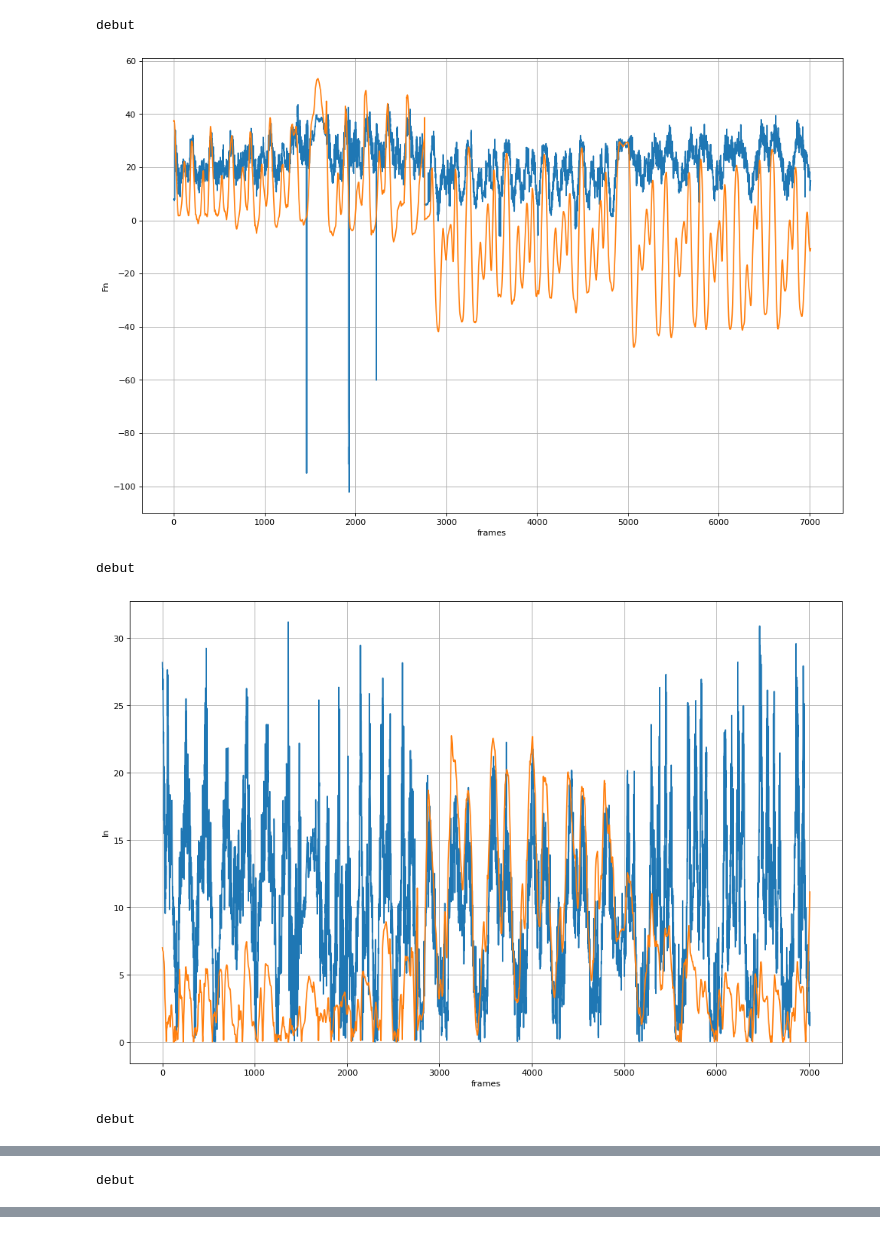
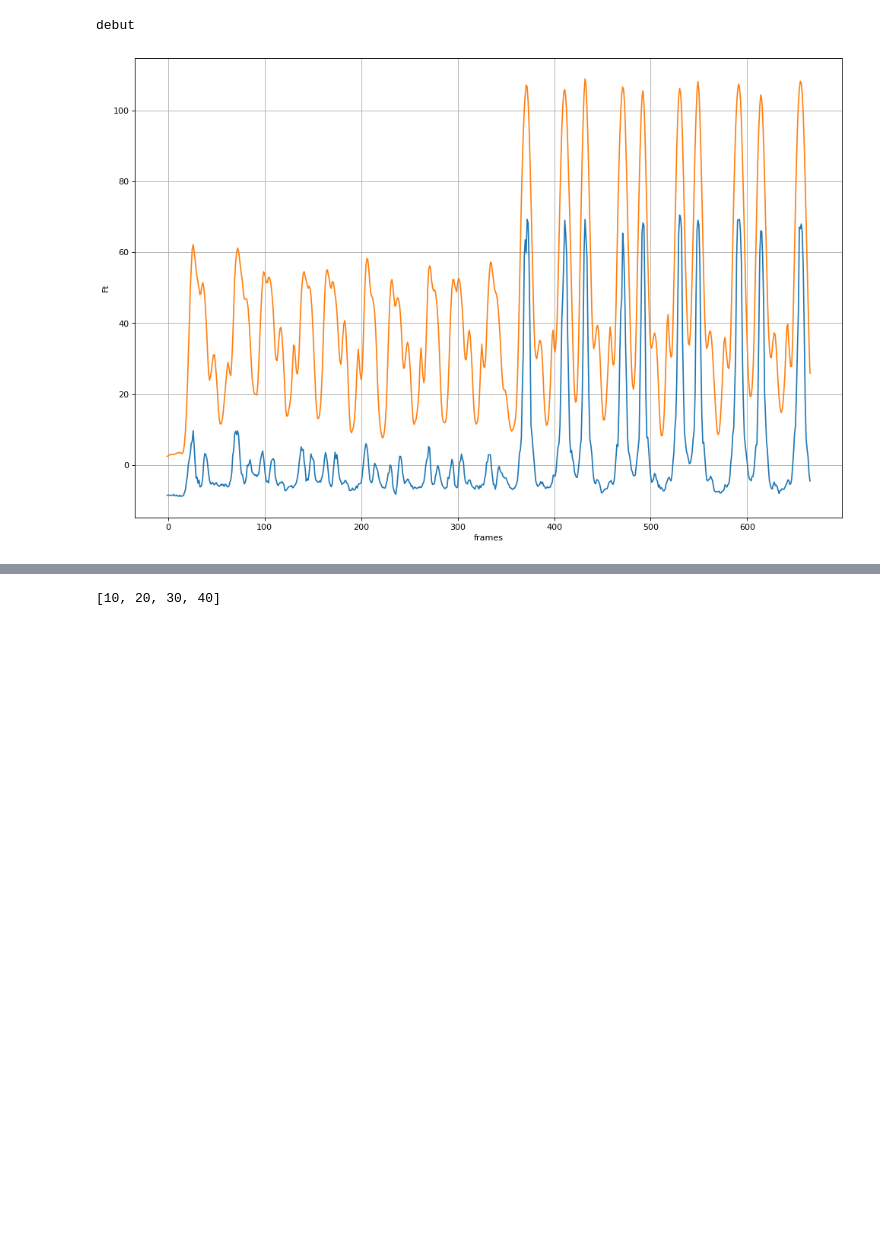
Before and after one commit to HrJessica/LEA-DS, a Jupyter notebook: dataPipeline/courbe/courbe.ipynb, the cells around one changed output, grey strips where cells are left out. Drawn from its saved outputs; the diff is of its cells as text; code cells hidden in the pictures; blank space fills up the shorter version.

```diff
--- a/dataPipeline/courbe/courbe.ipynb
+++ b/dataPipeline/courbe/courbe.ipynb
@@ -7,9 +7,10 @@ import numpy as np
 import pandas as pd
 import scipy.stats as stats
 '''boucler les fichiers json '''
-xsens_path = '../Xsens_profil.p'
+xsens_path = '../Xsens_dosHz.p'
 def load_json(i):
-    file_path = './json/Sujet'+i+'_1p_success.json'
+    #file_path = './json/Sujet'+i+'_1p_success.json'
+    file_path = '../RNA/vueDos/Sujet'+i+'_1d_success.json'
     with open(file_path) as fl:
         sujet = json.load(fl)
     return sujet['frames']
@@ -28,6 +29,7 @@ def get_angles(angleName,sujet_frm,j,Y):
             Y.append(i+l)
         else:
             del xs_list[i]
+
         angles = sujet_frm[key]['angles']
         angleList.append(angles[angleName])
         i = i+1
@@ -44,37 +46,47 @@ def data_fusion(n,angleName,Y):
 
 def get_xsAngle(n,angleName):
     list_angle =[]
     for i in n :
         angles = xsens_data['Sujet'+i+'_T1'][angleName]
         list_angle.append(angles.tolist())
     return list_angle
-name_angle = ['Fn','In','Rn','Fed','Aed','Feg','Aeg','Ft','Rt','It','Fcd','Fcg']
-n = ['1','4']
+#name_angle = ['Fn','In','Rn','Fed','Aed','Feg','Aeg','Ft','Rt','It','Fcd','Fcg']
+name_angle = ['Ft']
+n = ['22']
 for elmt in name_angle:
     Y=[]
     print('debut')
+    XS = get_xsAngle(n,elmt)
     LEA = data_fusion(n,elmt,Y)
-    XS = get_xsAngle(n,elmt)
     plt.figure(figsize=(15,10), dpi=80)
     x = []
     y = []
     xs = []
     for k in range(len(n)):
         y.append(LEA[k]['angles'])
         xs.append(XS[k])
     x.append(LEA[k]['Y'])
     x = sum(x, [])
     y = sum(y,[])
+    y = [elm*-1 for elm in y]
     xs = sum(xs,[])
+    #dans le cas ou les frames de LEA est supérieur aux frames de xsens
+    if(len(y)>len(xs)):
+        diff = len(y)-len(xs)
+        print(diff)
+        j = 1
+        while j<= diff:
+            del y[j]
+            print(j)
+            del x[j]
+            print('passer')
+            j = j+1
     plt.plot(x,y,label = 'LEA')
     plt.plot(x,xs,label = 'Xsens')
     plt.grid()
     plt.xlabel('frames')
     plt.ylabel(elmt)
     plt.show()
 # %% [output]
 debut
-[figure, old version]
+[figure, new version]
-debut
-[figure, removed]
-debut
@@ -82 +92,0 @@ debut
-debut
@@ -88,0 +93,6 @@ debut
+# %%
+list = [1,2,3,4]
+list = [i*10 for i in list]
+print(list)
+# %% [output]
+[10, 20, 30, 40]
```
Also changed, not shown: parts of 1 cell of this notebook, 19 other files.
